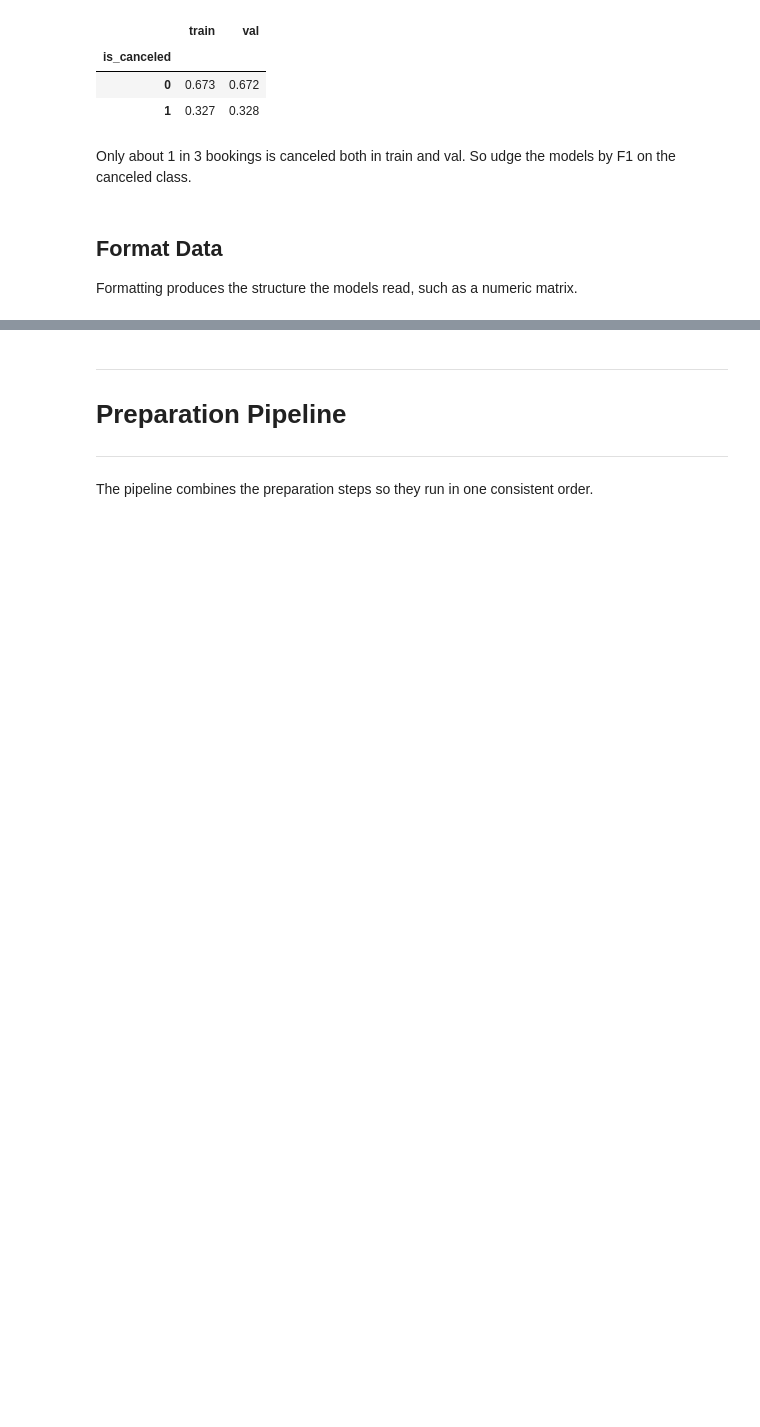
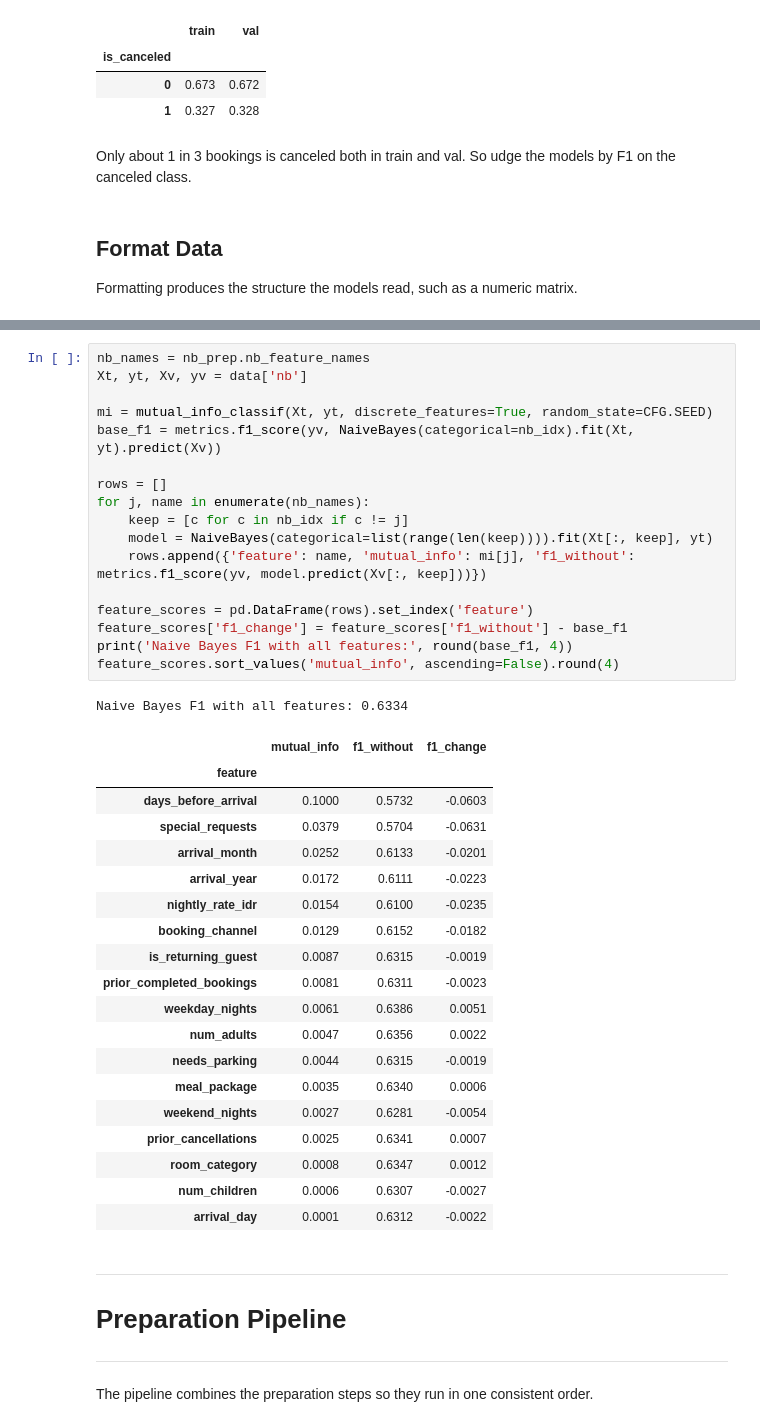
Before and after one commit to buege-putra/IF3170_G23_NoName, a Jupyter notebook: notebook.ipynb, the cells around one changed output, grey strips where cells are left out. Saved outputs shown, nothing was run; the diff lists cells and outputs as text; blank space fills up the shorter version.

```diff
--- a/notebook.ipynb
+++ b/notebook.ipynb
@@ -802,3 +824,41 @@ tree categorical columns: [14, 15, 16]
+# %%
+nb_names = nb_prep.nb_feature_names
+Xt, yt, Xv, yv = data['nb']
+
+mi = mutual_info_classif(Xt, yt, discrete_features=True, random_state=CFG.SEED)
+base_f1 = metrics.f1_score(yv, NaiveBayes(categorical=nb_idx).fit(Xt, yt).predict(Xv))
+
+rows = []
+for j, name in enumerate(nb_names):
+    keep = [c for c in nb_idx if c != j]
+    model = NaiveBayes(categorical=list(range(len(keep)))).fit(Xt[:, keep], yt)
+    rows.append({'feature': name, 'mutual_info': mi[j], 'f1_without': metrics.f1_score(yv, model.predict(Xv[:, keep]))})
+
+feature_scores = pd.DataFrame(rows).set_index('feature')
+feature_scores['f1_change'] = feature_scores['f1_without'] - base_f1
+print('Naive Bayes F1 with all features:', round(base_f1, 4))
+feature_scores.sort_values('mutual_info', ascending=False).round(4)
+# %% [output]
+Naive Bayes F1 with all features: 0.6334
+|  | mutual_info | f1_without | f1_change |
+| feature |  |  |  |
+| days_before_arrival | 0.1000 | 0.5732 | -0.0603 |
+| special_requests | 0.0379 | 0.5704 | -0.0631 |
+| arrival_month | 0.0252 | 0.6133 | -0.0201 |
+| arrival_year | 0.0172 | 0.6111 | -0.0223 |
+| nightly_rate_idr | 0.0154 | 0.6100 | -0.0235 |
+| booking_channel | 0.0129 | 0.6152 | -0.0182 |
+| is_returning_guest | 0.0087 | 0.6315 | -0.0019 |
+| prior_completed_bookings | 0.0081 | 0.6311 | -0.0023 |
+| weekday_nights | 0.0061 | 0.6386 | 0.0051 |
+| num_adults | 0.0047 | 0.6356 | 0.0022 |
+| needs_parking | 0.0044 | 0.6315 | -0.0019 |
+| meal_package | 0.0035 | 0.6340 | 0.0006 |
+| weekend_nights | 0.0027 | 0.6281 | -0.0054 |
+| prior_cancellations | 0.0025 | 0.6341 | 0.0007 |
+| room_category | 0.0008 | 0.6347 | 0.0012 |
+| num_children | 0.0006 | 0.6307 | -0.0027 |
+| arrival_day | 0.0001 | 0.6312 | -0.0022 |
 # %% [markdown]
 ---
 
```
Also changed, not shown: parts of 26 cells of this notebook.
